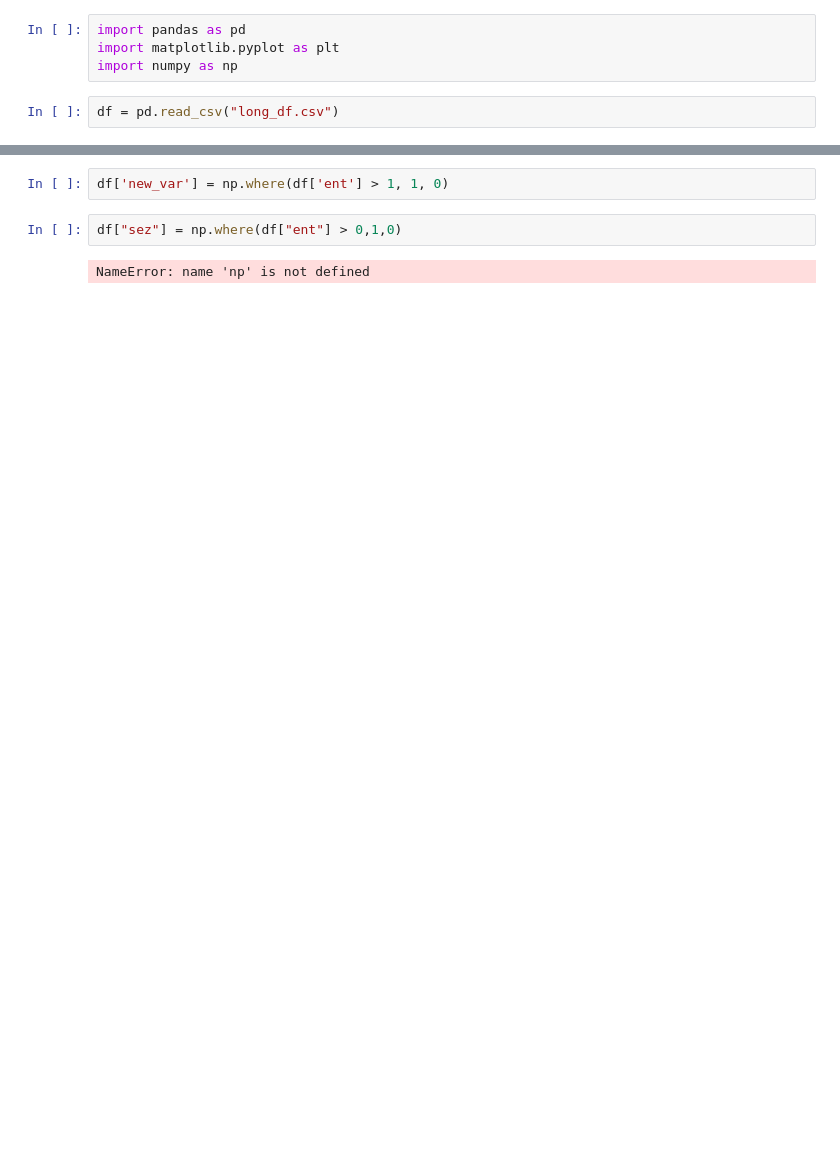
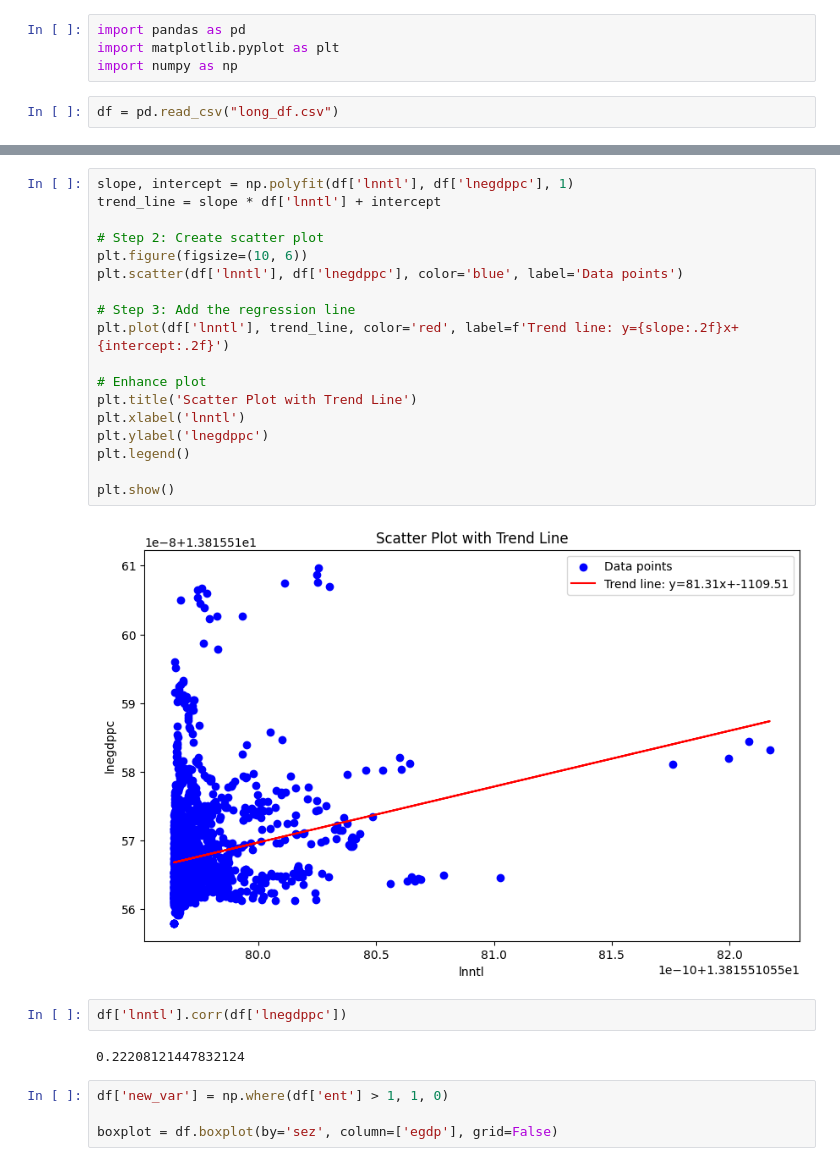
Before and after one commit to HendrixPeralta/research_data, a Jupyter notebook: aggregated _data/municipalities/exploratory_analysis.ipynb, the cells around one changed output, grey strips where cells are left out. Saved outputs shown, nothing was run; the diff lists cells and outputs as text; blank space fills up the shorter version.

```diff
--- a/aggregated _data/municipalities/exploratory_analysis.ipynb
+++ b/aggregated _data/municipalities/exploratory_analysis.ipynb
@@ -21,6 +40,28 @@ df.plot(x="ntl_", y="egdp", kind="scatter")
+# %%
+slope, intercept = np.polyfit(df['lnntl'], df['lnegdppc'], 1)
+trend_line = slope * df['lnntl'] + intercept
+
+# Step 2: Create scatter plot
+plt.figure(figsize=(10, 6))
+plt.scatter(df['lnntl'], df['lnegdppc'], color='blue', label='Data points')
+
+# Step 3: Add the regression line
+plt.plot(df['lnntl'], trend_line, color='red', label=f'Trend line: y={slope:.2f}x+{intercept:.2f}')
+
+# Enhance plot
+plt.title('Scatter Plot with Trend Line')
+plt.xlabel('lnntl')
+plt.ylabel('lnegdppc')
+plt.legend()
+
+plt.show()
+# %% [output]
+[figure, added]
+# %%
+df['lnntl'].corr(df['lnegdppc'])
+# %% [output]
+0.22208121447832124
 # %%
 df['new_var'] = np.where(df['ent'] > 1, 1, 0)
+
+boxplot = df.boxplot(by='sez', column=['egdp'], grid=False)
-# %%
-df["sez"] = np.where(df["ent"] > 0,1,0)
-# %% [output]
-NameError: name 'np' is not defined
```
Also changed, not shown: parts of 8 cells of this notebook.
